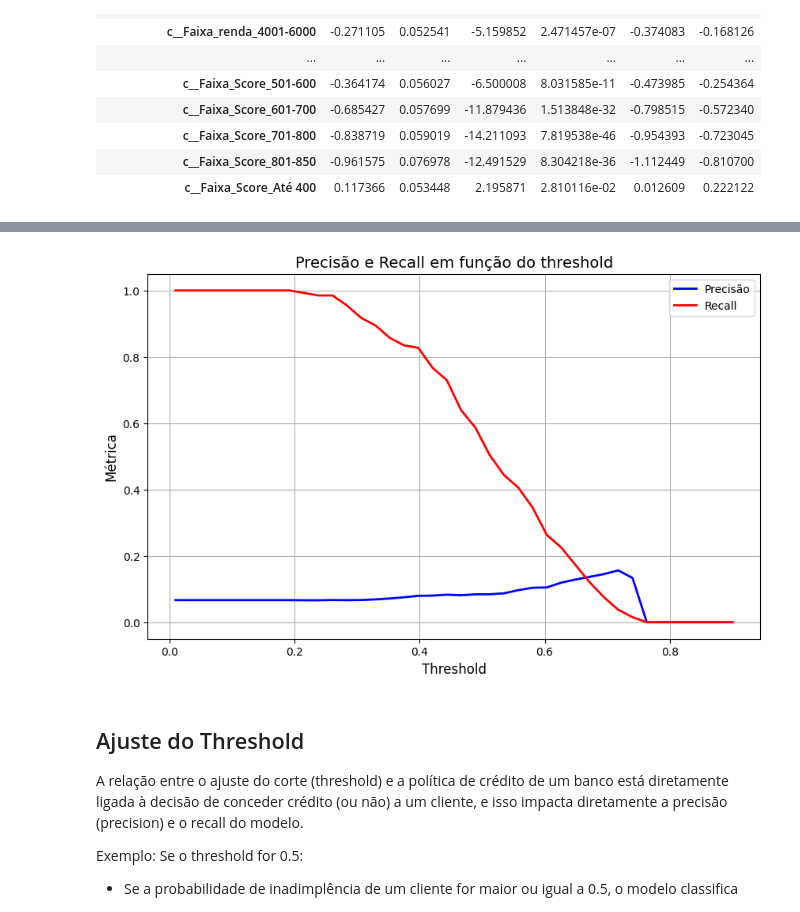
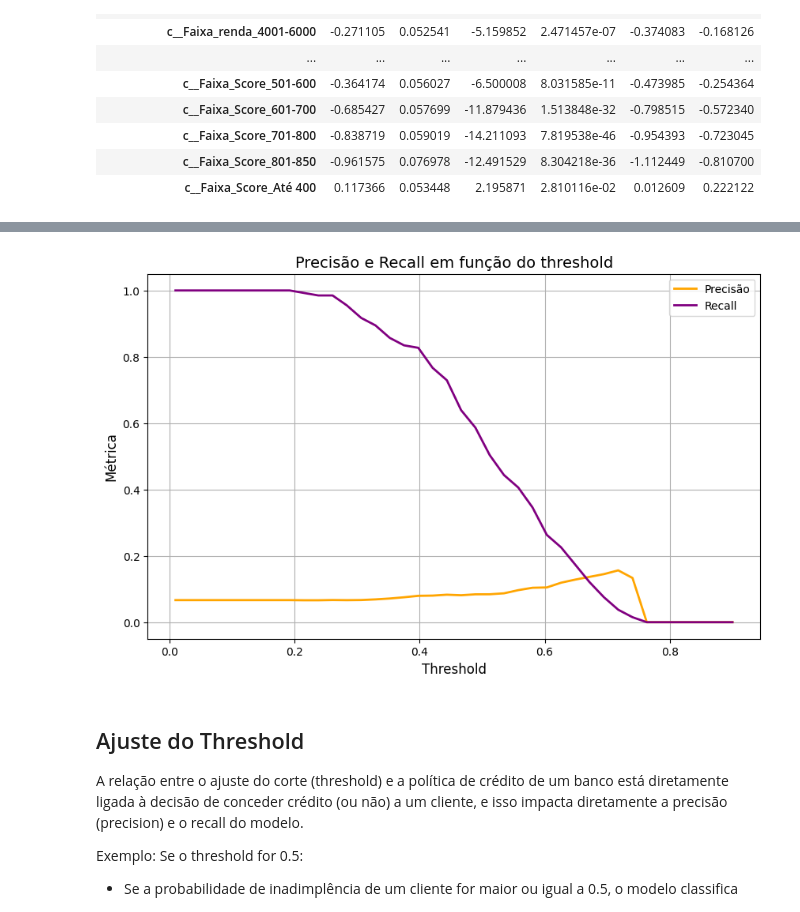
Before and after one commit to jrodrigotico/case_politica_credito, a Jupyter notebook: case.ipynb, the cells around one changed output, grey strips where cells are left out. Cells and saved outputs as stored; diff of their text form; code cells hidden in the pictures.

```diff
--- a/case.ipynb
+++ b/case.ipynb
@@ -221,15 +303,9 @@ conf_matrix = confusion_matrix(var_y_teste, y_pred)
 precision = precision_score(var_y_teste, y_pred)
 recall = recall_score(var_y_teste, y_pred)
 
-print("Matriz de Confusão:")
-print(conf_matrix)
+ConfusionMatrixDisplay(conf_matrix, display_labels=["Adimplente", "Inadimplente"]).plot(cmap='Oranges', values_format='d')
 
-print("Threshold:")
-print(corte)
-
-precision = precision_score(var_y_teste, y_pred)
+print(f"Threshold: {corte}")
 print(f"Precisão: {precision:.2f}")
-
-recall = recall_score(var_y_teste, y_pred)
 print(f"Recall: {recall:.2f}")
 # %% [output]
@@ -243,33 +316,33 @@ Recall: 0.80
 # %%
 thresholds = np.linspace(0.01, 0.9, 40)
 
 precisions = []
 recalls = []
 
 for corte in thresholds:
     y_pred = (y_pred_proba >= corte).astype(int)
 
     # matriz de confusão
     conf_matrix = confusion_matrix(var_y_teste, y_pred)
 
     #  precisão e recall
     precision = precision_score(var_y_teste, y_pred)
     recall = recall_score(var_y_teste, y_pred)
     precisions.append(precision)
     recalls.append(recall)
 
 plt.figure(figsize=(10, 6))
-plt.plot(thresholds, precisions, label='Precisão', color='blue', linestyle='-', linewidth=2)
-plt.plot(thresholds, recalls, label='Recall', color='red', linestyle='-', linewidth=2)
+plt.plot(thresholds, precisions, label='Precisão', color='orange', linestyle='-', linewidth=2)
+plt.plot(thresholds, recalls, label='Recall', color='purple', linestyle='-', linewidth=2)
 
 plt.title('Precisão e Recall em função do threshold', fontsize=14)
 plt.xlabel('Threshold', fontsize=12)
 plt.ylabel('Métrica', fontsize=12)
 plt.legend()
 plt.grid(True)
 plt.show()
 # %% [output]
-[figure, old version]
+[figure, new version]
 # %% [markdown]
 ## Ajuste do Threshold
 A relação entre o ajuste do corte (threshold) e a política de crédito de um banco está diretamente ligada à decisão de conceder crédito (ou não) a um cliente, e isso impacta diretamente a precisão (precision) e o recall do modelo.
```
Also changed, not shown: parts of 9 cells of this notebook, 1 other file.
